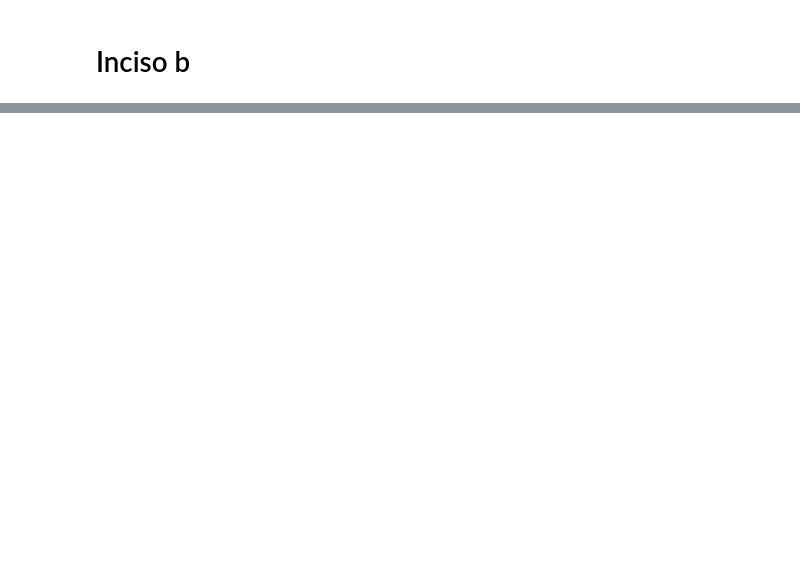
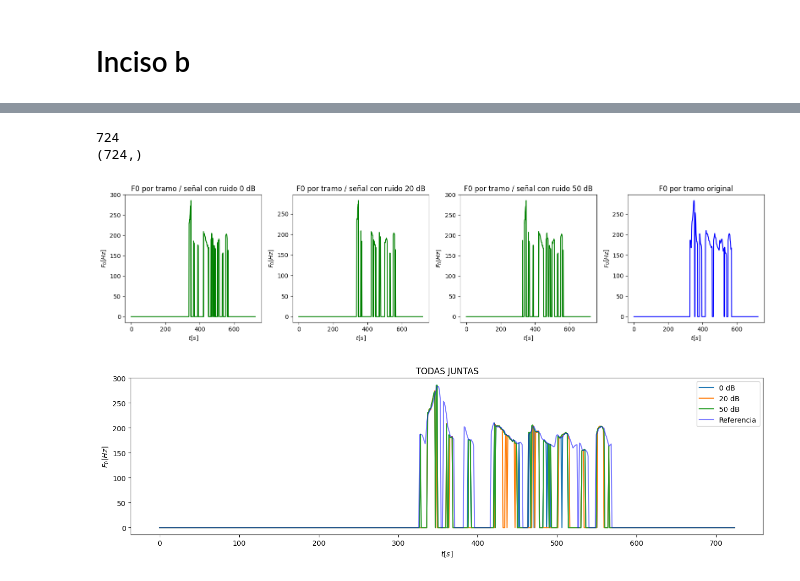
Before and after one commit to DayubMateo/PDS_2026_IIA, a Jupyter notebook: Unidad-2 PD Voz/PDS_TP_3.ipynb, the cells around one changed output, grey strips where cells are left out. Cells and saved outputs as stored; diff of their text form; code cells hidden in the pictures; blank space fills up the shorter version.

```diff
--- a/Unidad-2 PD Voz/PDS_TP_3.ipynb
+++ b/Unidad-2 PD Voz/PDS_TP_3.ipynb
@@ -222,19 +322,0 @@ def señal_desde_coefs(coeficientes):
-# %%
-ffts_post_liftrado = []
-
-frecs = fftfreq(len(salidas[0]), d=1/frecM)  # eje de frecuencias
-frecs = frecs[: len(frecs)//2]
-
-plt.figure(figsize=(12,6))
-for j in range(coef_filtrado.shape[0]):
-    plt.subplot(1,3,j+1)
-    frecu = señal_desde_coefs(coef_filtrado[j])
-    ffts_post_liftrado.append(frecu[:len(frecu)//2])
-
-    plt.title(f"FFT post-liftrado de señal con ruido de {ruidos[j]}")
-    plt.xlabel("Frecuencia [Hz]")
-    plt.ylabel("Amplitud")
-    plt.tight_layout()
-    plt.plot(frecs,frecu[:len(frecu)//2])
-
-plt.show()
@@ -418,0 +358,37 @@ print(frecs_fund)
+# %%
+# Comparemos con lo que nos tira el archivo
+
+ruidos = ['0 dB', '20 dB', '50 dB']
+dom = np.arange(F_ceros_cepstrum.shape[1]-1)
+print(len(f0_ref))
+print(F_ceros_cepstrum[0,:-1].shape)
+
+plt.figure(figsize=(16,4))
+for i in range(len(salidas)):
+    plt.subplot(1,4,i+1)
+    plt.title(f"F0 por tramo / señal con ruido {ruidos[i]}")
+    plt.ylabel("$F_0 [Hz]$")
+    plt.xlabel("$t [s]$")
+    plt.plot(dom, F_ceros_cepstrum[i, :-1], color='green')
+plt.subplot(1,4,4)
+plt.title(f"F0 por tramo original")
+plt.ylabel("$F_0 [Hz]$")
+plt.xlabel("$t [s]$")
+plt.plot(dom, f0_ref, color="blue")
+plt.tight_layout()
+
+plt.figure(figsize=(16,4))
+for i in range(len(salidas)):
+    plt.title(f"TODAS JUNTAS")
+    plt.plot(dom, F_ceros_cepstrum[i, :-1], label = f'{ruidos[i]}')
+
+plt.plot(dom, f0_ref, color="blue", label=f'Referencia', alpha=0.5)
+plt.ylabel("$F_0 [Hz]$")
+plt.xlabel("$t [s]$")
+plt.legend()
+plt.show()
+# %% [output]
+724
+(724,)
+[figure, added]
+[figure, added]
```
Also changed, not shown: parts of 14 cells of this notebook.
